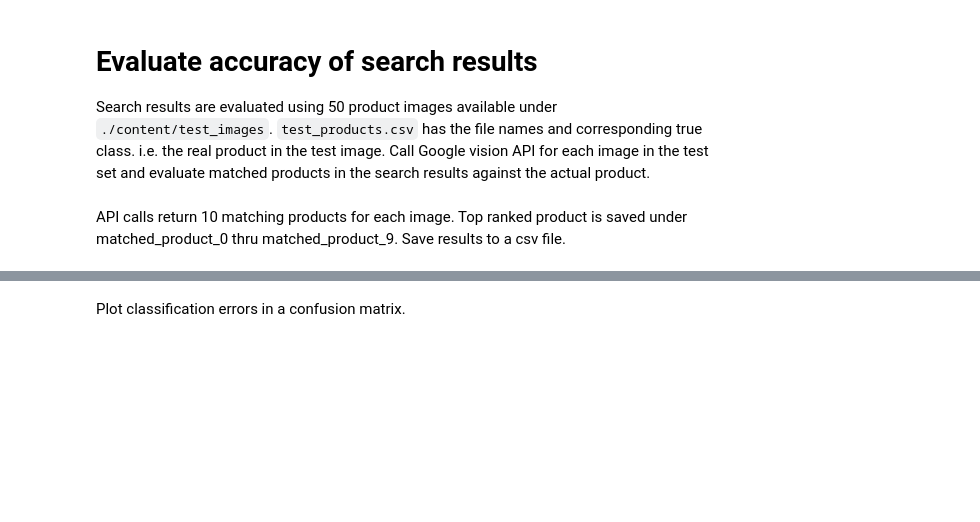
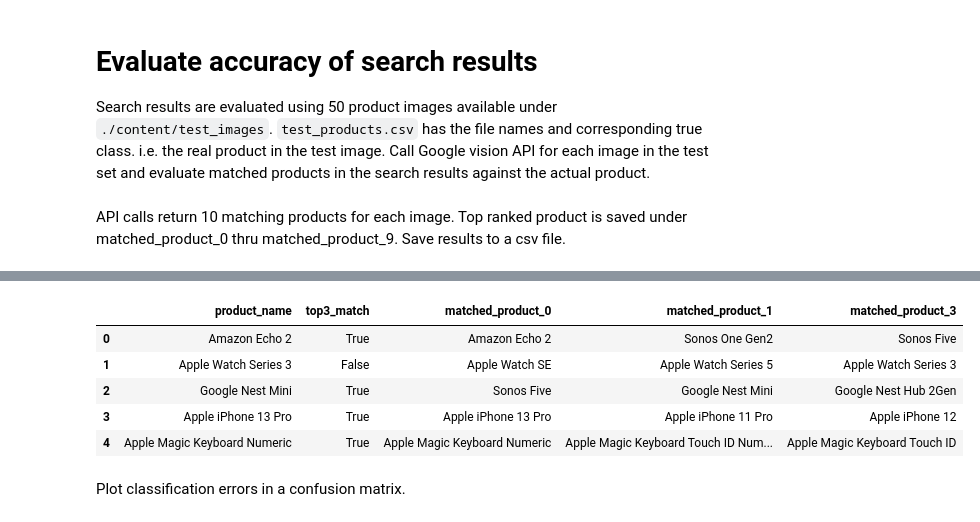
Before and after one commit to vinayshanbhag/cloudvisionproductsearch, a Jupyter notebook: Google_Cloud_Vision_Product_Search.ipynb, the cells around one changed output, grey strips where cells are left out. Saved outputs shown, nothing was run; the diff lists cells and outputs as text; code cells hidden in the pictures; blank space fills up the shorter version.

```diff
--- a/Google_Cloud_Vision_Product_Search.ipynb
+++ b/Google_Cloud_Vision_Product_Search.ipynb
@@ -324,2 +317,12 @@ def plot_confusion_matrix(cnf,
+# %%
+df_test['top3_match'] = df_test.apply(lambda x: x['product_name'] in [x['matched_product_0'],x['matched_product_1'],x['matched_product_2']] , axis=1)
+df_test[['product_name','top3_match','matched_product_0', 'matched_product_1','matched_product_3']][:5]
+# %% [output]
+|  | product_name | top3_match | matched_product_0 | matched_product_1 | matched_product_3 |
+| 0 | Amazon Echo 2 | True | Amazon Echo 2 | Sonos One Gen2 | Sonos Five |
+| 1 | Apple Watch Series 3 | False | Apple Watch SE | Apple Watch Series 5 | Apple Watch Series 3 |
+| 2 | Google Nest Mini | True | Sonos Five | Google Nest Mini | Google Nest Hub 2Gen |
+| 3 | Apple iPhone 13 Pro | True | Apple iPhone 13 Pro | Apple iPhone 11 Pro | Apple iPhone 12 |
+| 4 | Apple Magic Keyboard Numeric | True | Apple Magic Keyboard Numeric | Apple Magic Keyboard Touch ID Num... | Apple Magic Keyboard Touch ID |
 # %% [markdown]
 Plot classification errors in a confusion matrix.
```
Also changed, not shown: parts of 11 cells of this notebook.
